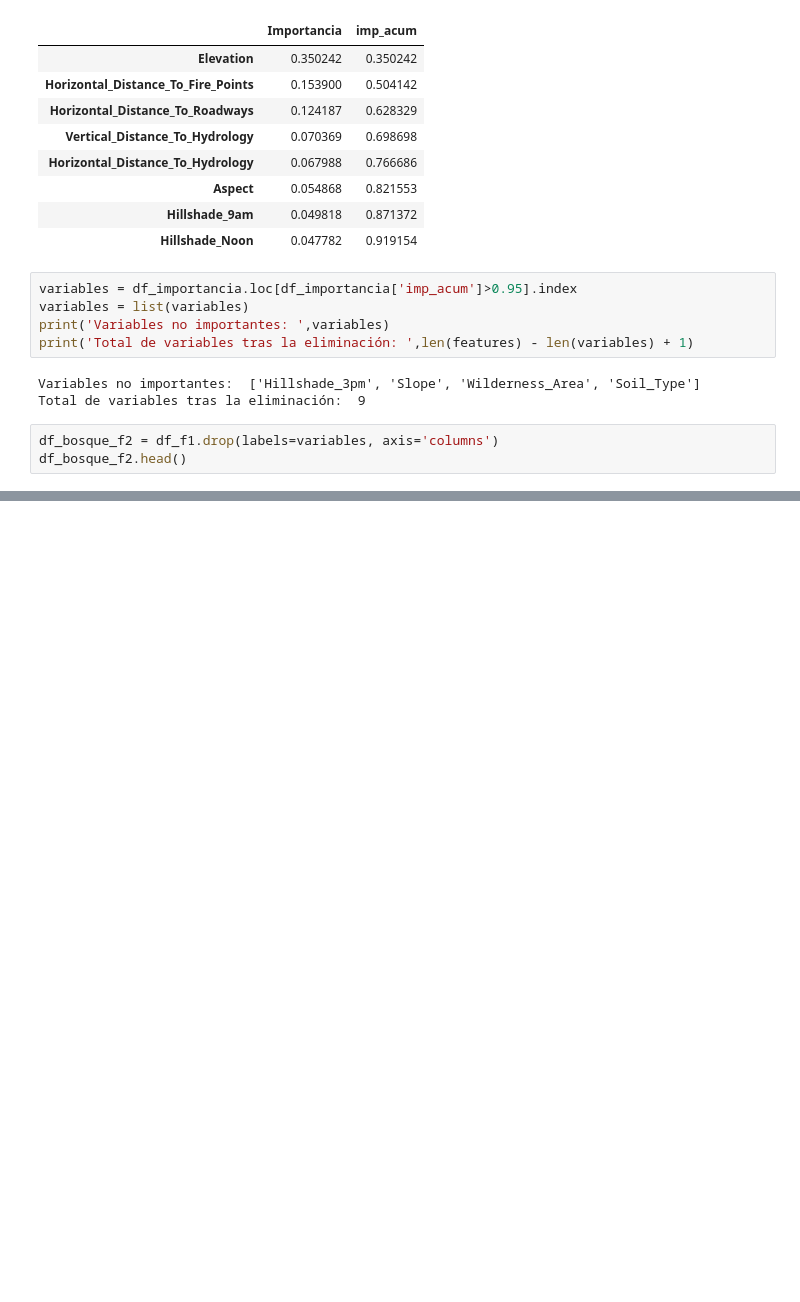
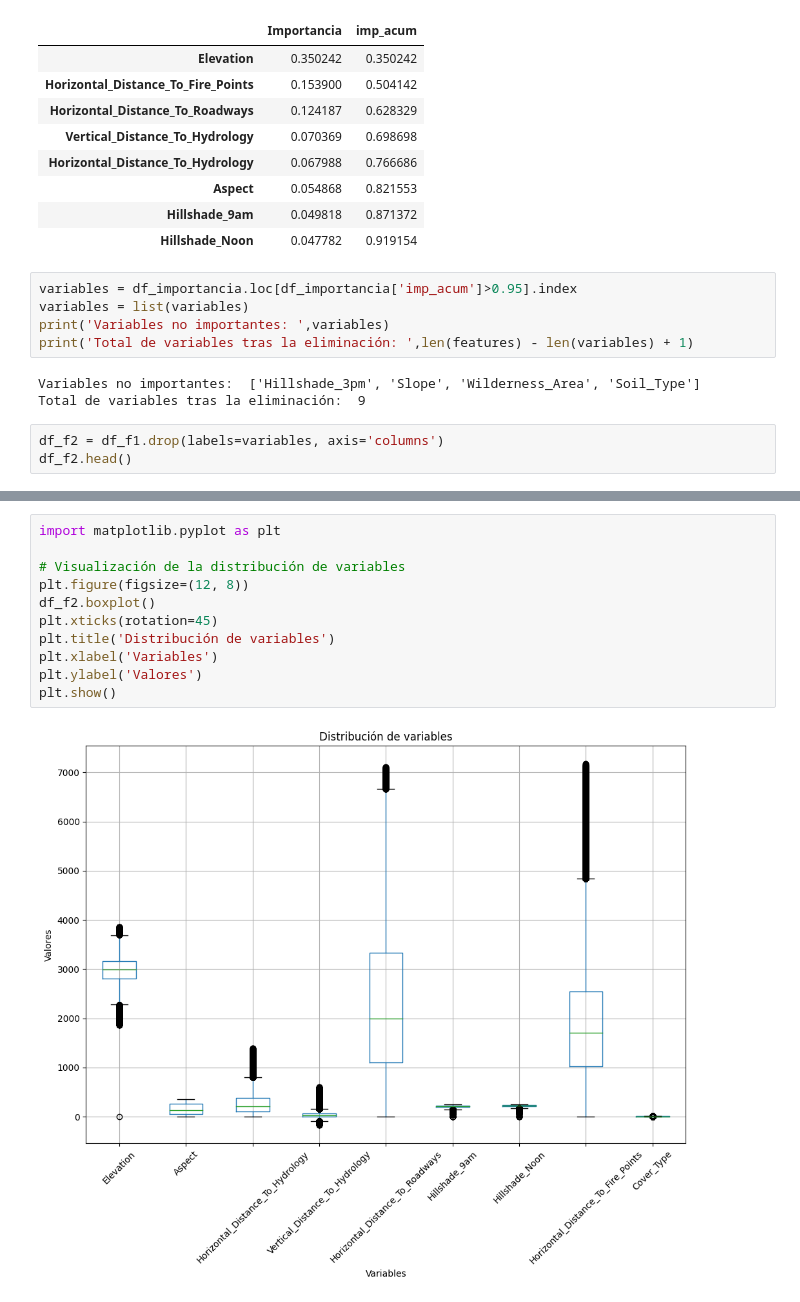
Before and after one commit to clauloro/Examen_eda, a Jupyter notebook: examen.ipynb, the cells around one changed output, grey strips where cells are left out. Cells and saved outputs as stored; diff of their text form; blank space fills up the shorter version.

```diff
--- a/examen.ipynb
+++ b/examen.ipynb
@@ -196,8 +198,8 @@ print('Total de variables tras la eliminación: ',len(features) - len(variables)
 Variables no importantes:  ['Hillshade_3pm', 'Slope', 'Wilderness_Area', 'Soil_Type']
 Total de variables tras la eliminación:  9
 # %%
-df_bosque_f2 = df_f1.drop(labels=variables, axis='columns')
-df_bosque_f2.head()
+df_f2 = df_f1.drop(labels=variables, axis='columns')
+df_f2.head()
 # %% [output]
 |  | Elevation | Aspect | Horizontal_Distance_To_Hydrology | Vertical_Distance_To_Hydrology | Horizontal_Distance_To_Roadways | Hillshade_9am | ... |
 | 0 | 0.0 | 0.0 | 0.0 | 0.0 | 0.0 | 0.0 | ... |
@@ -207,0 +221,13 @@ df_bosque_f2.head()
+# %%
+import matplotlib.pyplot as plt
+
+# Visualización de la distribución de variables
+plt.figure(figsize=(12, 8))
+df_f2.boxplot()
+plt.xticks(rotation=45)
+plt.title('Distribución de variables')
+plt.xlabel('Variables')
+plt.ylabel('Valores')
+plt.show()
+# %% [output]
+[figure, added]
```
Also changed, not shown: parts of 12 cells of this notebook.
